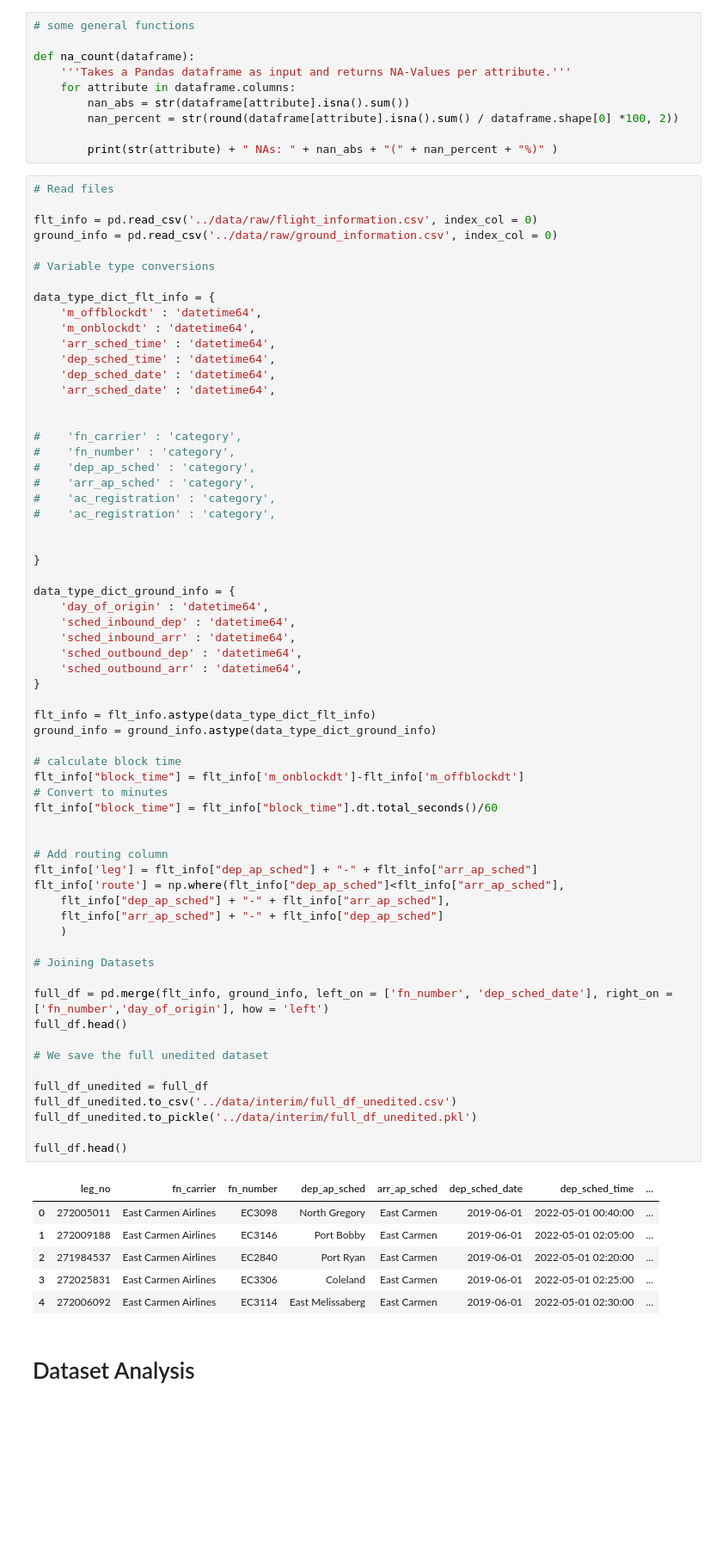
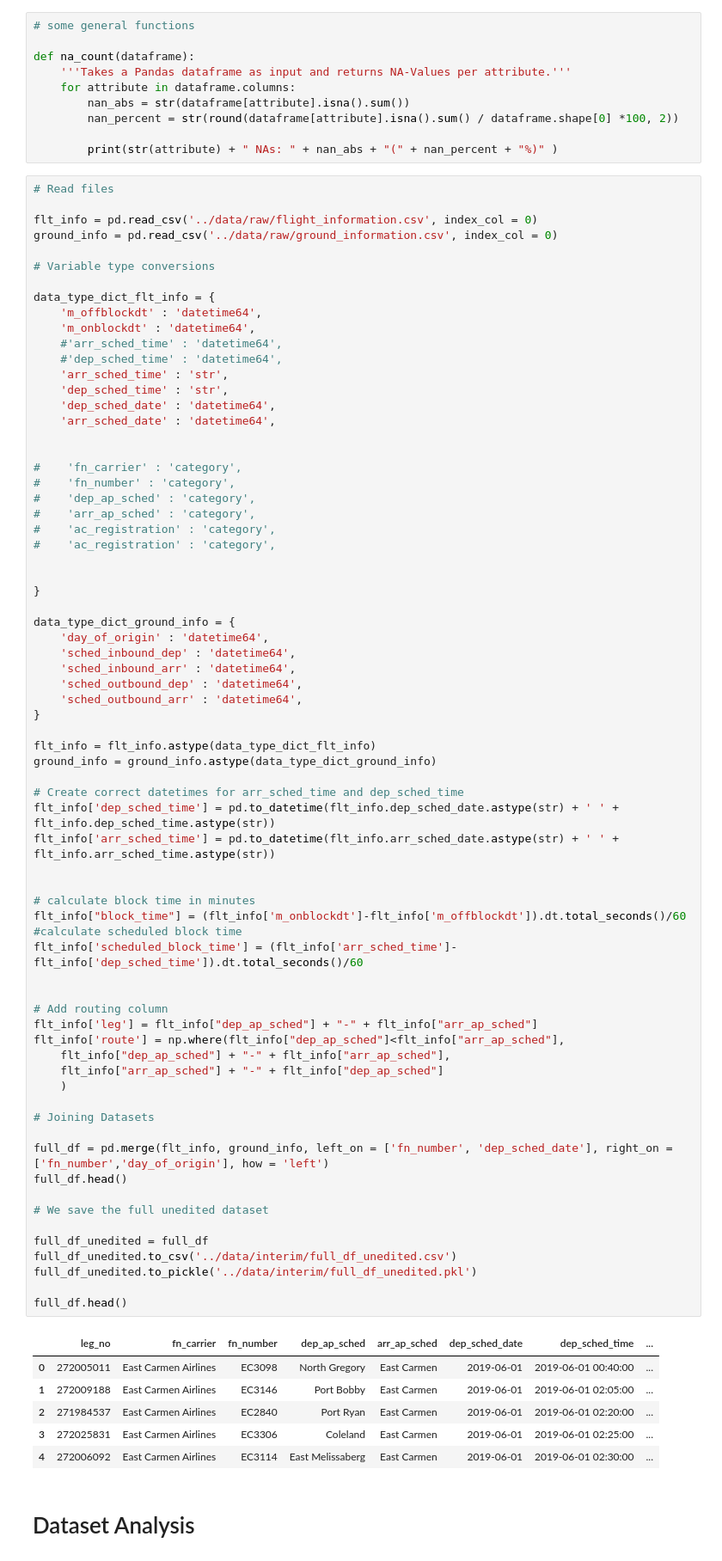
Before and after one commit to Paul1911/Delay-Prediction, a Jupyter notebook: notebooks/EDA.ipynb, the cells around one changed output. Shown: that part at 86% size. Drawn from its saved outputs; the diff is of its cells as text; blank space fills up the shorter version.

```diff
--- a/notebooks/EDA.ipynb
+++ b/notebooks/EDA.ipynb
@@ -118,8 +118,10 @@ ground_info = pd.read_csv('../data/raw/ground_information.csv', index_col = 0)
 data_type_dict_flt_info = {
     'm_offblockdt' : 'datetime64',
     'm_onblockdt' : 'datetime64',
-    'arr_sched_time' : 'datetime64',
-    'dep_sched_time' : 'datetime64',
+    #'arr_sched_time' : 'datetime64',
+    #'dep_sched_time' : 'datetime64',
+    'arr_sched_time' : 'str',
+    'dep_sched_time' : 'str',
     'dep_sched_date' : 'datetime64',
     'arr_sched_date' : 'datetime64',
 
@@ -141,42 +143,47 @@ data_type_dict_ground_info = {
     'sched_outbound_dep' : 'datetime64',
     'sched_outbound_arr' : 'datetime64',
 }
 
 flt_info = flt_info.astype(data_type_dict_flt_info)
 ground_info = ground_info.astype(data_type_dict_ground_info)
 
-# calculate block time
-flt_info["block_time"] = flt_info['m_onblockdt']-flt_info['m_offblockdt']
-# Convert to minutes
-flt_info["block_time"] = flt_info["block_time"].dt.total_seconds()/60
+# Create correct datetimes for arr_sched_time and dep_sched_time
+flt_info['dep_sched_time'] = pd.to_datetime(flt_info.dep_sched_date.astype(str) + ' ' + flt_info.dep_sched_time.astype(str))
+flt_info['arr_sched_time'] = pd.to_datetime(flt_info.arr_sched_date.astype(str) + ' ' + flt_info.arr_sched_time.astype(str))
+
+
+# calculate block time in minutes
+flt_info["block_time"] = (flt_info['m_onblockdt']-flt_info['m_offblockdt']).dt.total_seconds()/60
+#calculate scheduled block time
+flt_info['scheduled_block_time'] = (flt_info['arr_sched_time']-flt_info['dep_sched_time']).dt.total_seconds()/60
 
 
 # Add routing column
 flt_info['leg'] = flt_info["dep_ap_sched"] + "-" + flt_info["arr_ap_sched"]
 flt_info['route'] = np.where(flt_info["dep_ap_sched"]<flt_info["arr_ap_sched"],
     flt_info["dep_ap_sched"] + "-" + flt_info["arr_ap_sched"],
     flt_info["arr_ap_sched"] + "-" + flt_info["dep_ap_sched"]
     )
 
 # Joining Datasets
 
 full_df = pd.merge(flt_info, ground_info, left_on = ['fn_number', 'dep_sched_date'], right_on = ['fn_number','day_of_origin'], how = 'left')
 full_df.head()
 
 # We save the full unedited dataset
 
 full_df_unedited = full_df
 full_df_unedited.to_csv('../data/interim/full_df_unedited.csv')
 full_df_unedited.to_pickle('../data/interim/full_df_unedited.pkl')
 
 full_df.head()
 # %% [output]
 |  | leg_no | fn_carrier | fn_number | dep_ap_sched | arr_ap_sched | dep_sched_date | dep_sched_time | ... |
-| 0 | 272005011 | East Carmen Airlines | EC3098 | North Gregory | East Carmen | 2019-06-01 | 2022-05-01 00:40:00 | ... |
-| 1 | 272009188 | East Carmen Airlines | EC3146 | Port Bobby | East Carmen | 2019-06-01 | 2022-05-01 02:05:00 | ... |
-| 2 | 271984537 | East Carmen Airlines | EC2840 | Port Ryan | East Carmen | 2019-06-01 | 2022-05-01 02:20:00 | ... |
-| 3 | 272025831 | East Carmen Airlines | EC3306 | Coleland | East Carmen | 2019-06-01 | 2022-05-01 02:25:00 | ... |
-| 4 | 272006092 | East Carmen Airlines | EC3114 | East Melissaberg | East Carmen | 2019-06-01 | 2022-05-01 02:30:00 | ... |
+| 0 | 272005011 | East Carmen Airlines | EC3098 | North Gregory | East Carmen | 2019-06-01 | 2019-06-01 00:40:00 | ... |
+| 1 | 272009188 | East Carmen Airlines | EC3146 | Port Bobby | East Carmen | 2019-06-01 | 2019-06-01 02:05:00 | ... |
+| 2 | 271984537 | East Carmen Airlines | EC2840 | Port Ryan | East Carmen | 2019-06-01 | 2019-06-01 02:20:00 | ... |
+| 3 | 272025831 | East Carmen Airlines | EC3306 | Coleland | East Carmen | 2019-06-01 | 2019-06-01 02:25:00 | ... |
+| 4 | 272006092 | East Carmen Airlines | EC3114 | East Melissaberg | East Carmen | 2019-06-01 | 2019-06-01 02:30:00 | ... |
 # %% [markdown]
 # Dataset Analysis
 # %%
```
Also changed, not shown: parts of 22 cells of this notebook, 2 other files.
